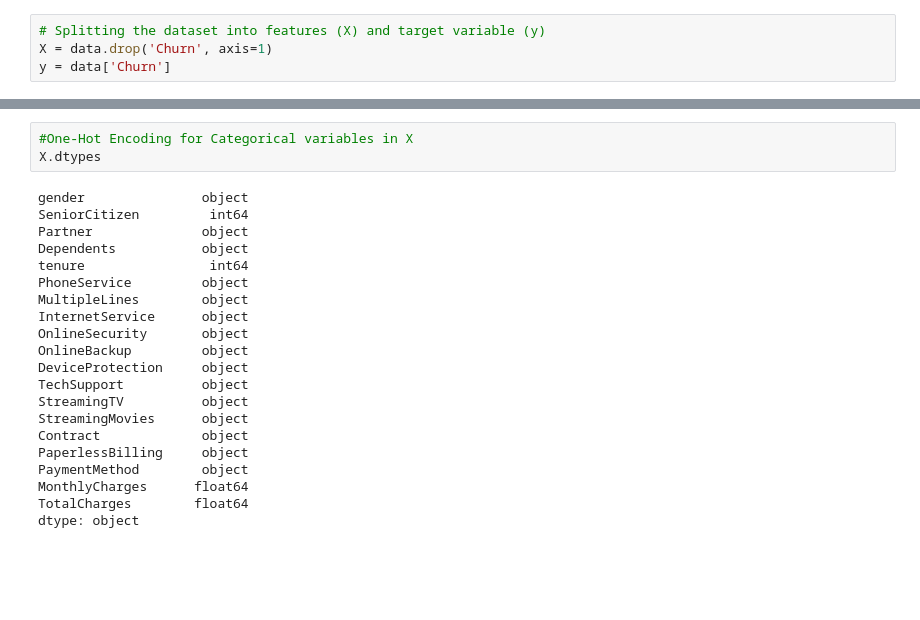
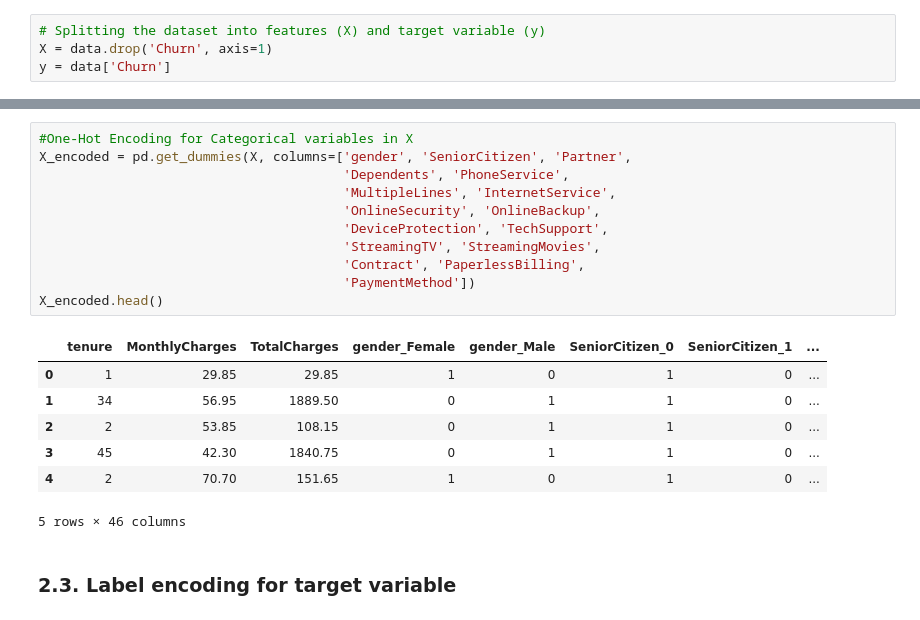
Before and after one commit to dobrinaVI/Customer-Churn-Prediction-using-XGBOOST, a Jupyter notebook: Customer_Churn_Prediction_using_XGBOOST.ipynb, the cells around one changed output, grey strips where cells are left out. Cells and saved outputs as stored; diff of their text form; blank space fills up the shorter version.

```diff
--- a/Customer_Churn_Prediction_using_XGBOOST.ipynb
+++ b/Customer_Churn_Prediction_using_XGBOOST.ipynb
@@ -150,24 +191,21 @@ y = data['Churn']
 # %%
 #One-Hot Encoding for Categorical variables in X
-X.dtypes
+X_encoded = pd.get_dummies(X, columns=['gender', 'SeniorCitizen', 'Partner',
+                                       'Dependents', 'PhoneService',
+                                       'MultipleLines', 'InternetService',
+                                       'OnlineSecurity', 'OnlineBackup',
+                                       'DeviceProtection', 'TechSupport',
+                                       'StreamingTV', 'StreamingMovies',
+                                       'Contract', 'PaperlessBilling',
+                                       'PaymentMethod'])
+X_encoded.head()
 # %% [output]
+|  | tenure | MonthlyCharges | TotalCharges | gender_Female | gender_Male | SeniorCitizen_0 | SeniorCitizen_1 | ... |
+| 0 | 1 | 29.85 | 29.85 | 1 | 0 | 1 | 0 | ... |
+| 1 | 34 | 56.95 | 1889.50 | 0 | 1 | 1 | 0 | ... |
+| 2 | 2 | 53.85 | 108.15 | 0 | 1 | 1 | 0 | ... |
+| 3 | 45 | 42.30 | 1840.75 | 0 | 1 | 1 | 0 | ... |
+| 4 | 2 | 70.70 | 151.65 | 1 | 0 | 1 | 0 | ... |
-gender               object
-SeniorCitizen         int64
-Partner              object
-Dependents           object
-tenure                int64
-PhoneService         object
-MultipleLines        object
-InternetService      object
-OnlineSecurity       object
-OnlineBackup         object
-DeviceProtection     object
-TechSupport          object
-StreamingTV          object
-StreamingMovies      object
-Contract             object
-PaperlessBilling     object
-PaymentMethod        object
-MonthlyCharges      float64
-TotalCharges        float64
-dtype: object
+5 rows × 46 columns
+# %% [markdown]
+### 2.3. Label encoding for target variable
```
Also changed, not shown: parts of 24 cells of this notebook.
